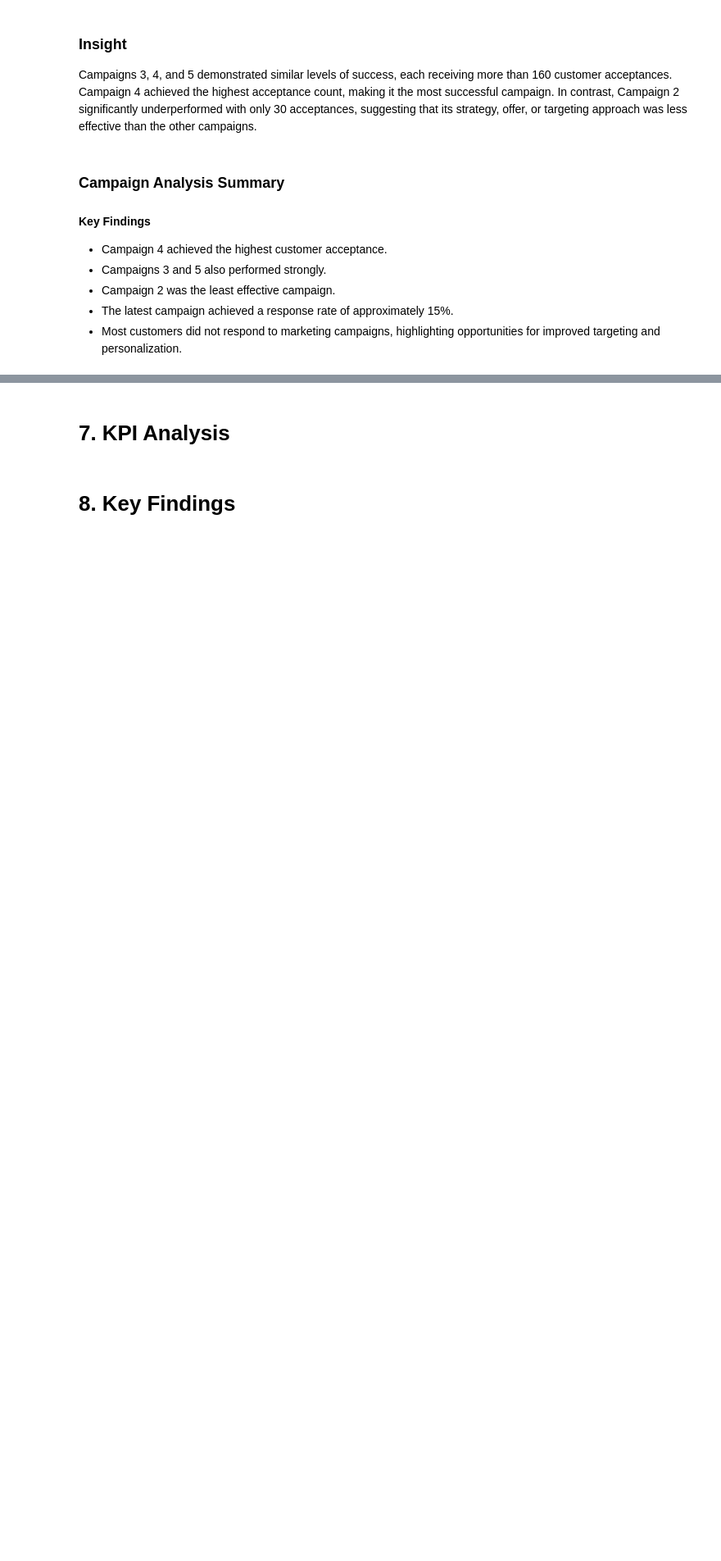
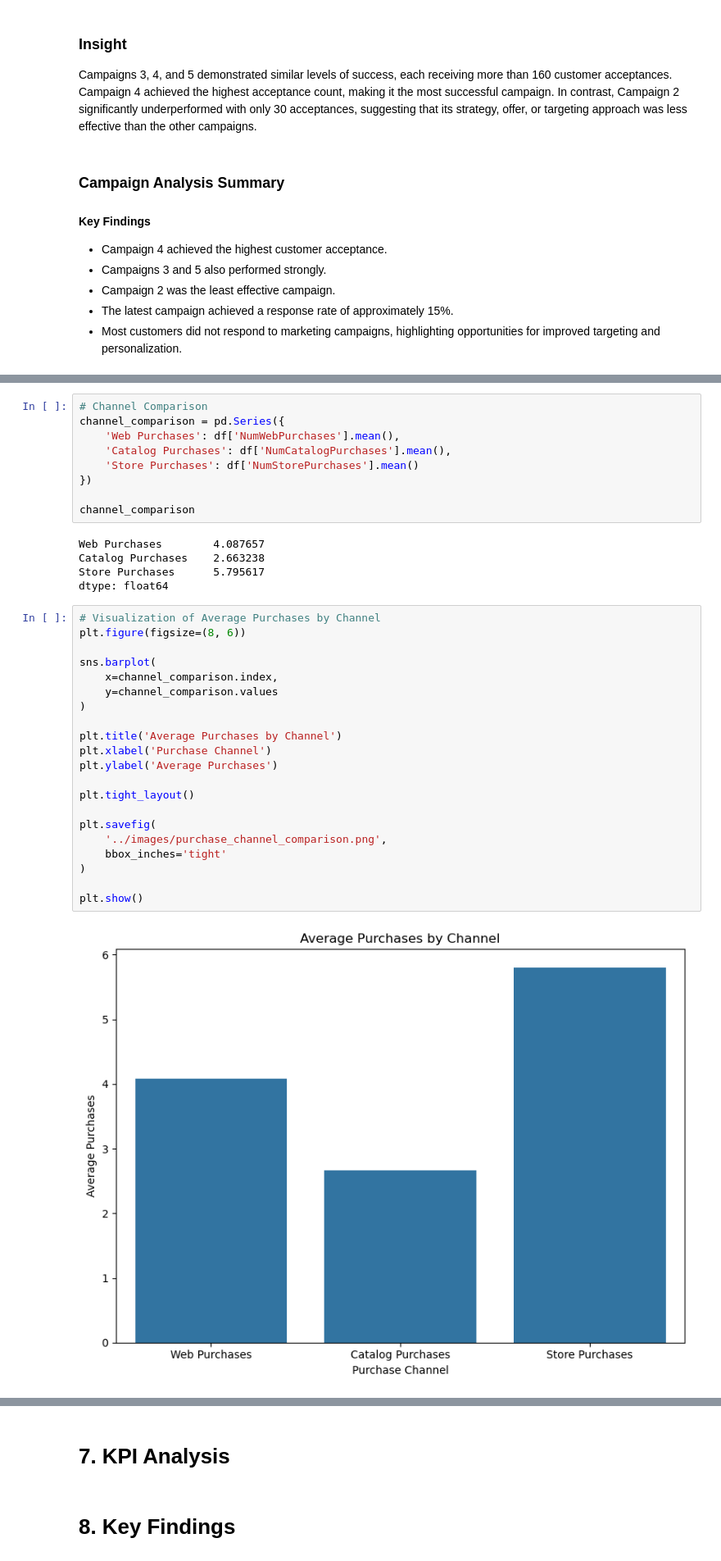
Before and after one commit to Harshpoonia/data-analytics-projects, a Jupyter notebook: Marketing-Campaign-Analytics/notebooks/Analysis.ipynb, the cells around one changed output, grey strips where cells are left out. Shown at 82% size. Drawn from its saved outputs; the diff is of its cells as text; blank space fills up the shorter version.

```diff
--- a/Marketing-Campaign-Analytics/notebooks/Analysis.ipynb
+++ b/Marketing-Campaign-Analytics/notebooks/Analysis.ipynb
@@ -1240,0 +1386,37 @@ Campaigns 3, 4, and 5 demonstrated similar levels of success, each receiving mor
+# %%
+# Channel Comparison
+channel_comparison = pd.Series({
+    'Web Purchases': df['NumWebPurchases'].mean(),
+    'Catalog Purchases': df['NumCatalogPurchases'].mean(),
+    'Store Purchases': df['NumStorePurchases'].mean()
+})
+
+channel_comparison
+# %% [output]
+Web Purchases        4.087657
+Catalog Purchases    2.663238
+Store Purchases      5.795617
+dtype: float64
+# %%
+# Visualization of Average Purchases by Channel
+plt.figure(figsize=(8, 6))
+
+sns.barplot(
+    x=channel_comparison.index,
+    y=channel_comparison.values
+)
+
+plt.title('Average Purchases by Channel')
+plt.xlabel('Purchase Channel')
+plt.ylabel('Average Purchases')
+
+plt.tight_layout()
+
+plt.savefig(
+    '../images/purchase_channel_comparison.png',
+    bbox_inches='tight'
+)
+
+plt.show()
+# %% [output]
+[figure, added]
```
Also changed, not shown: parts of 16 cells of this notebook, 4 other files.
